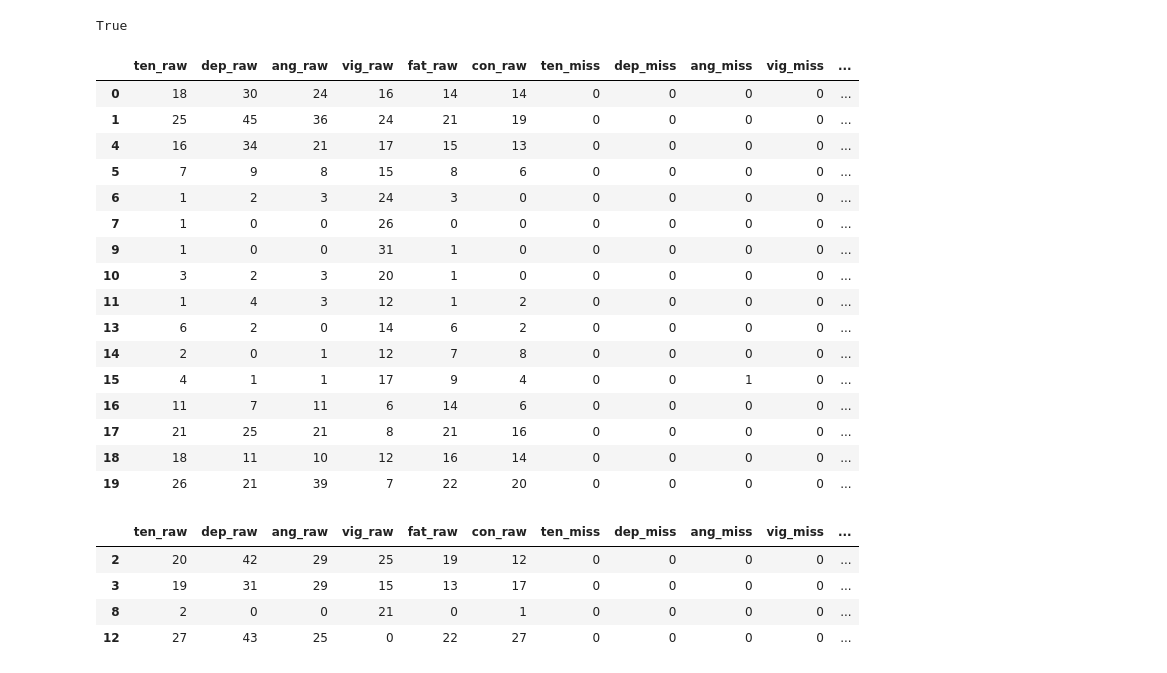
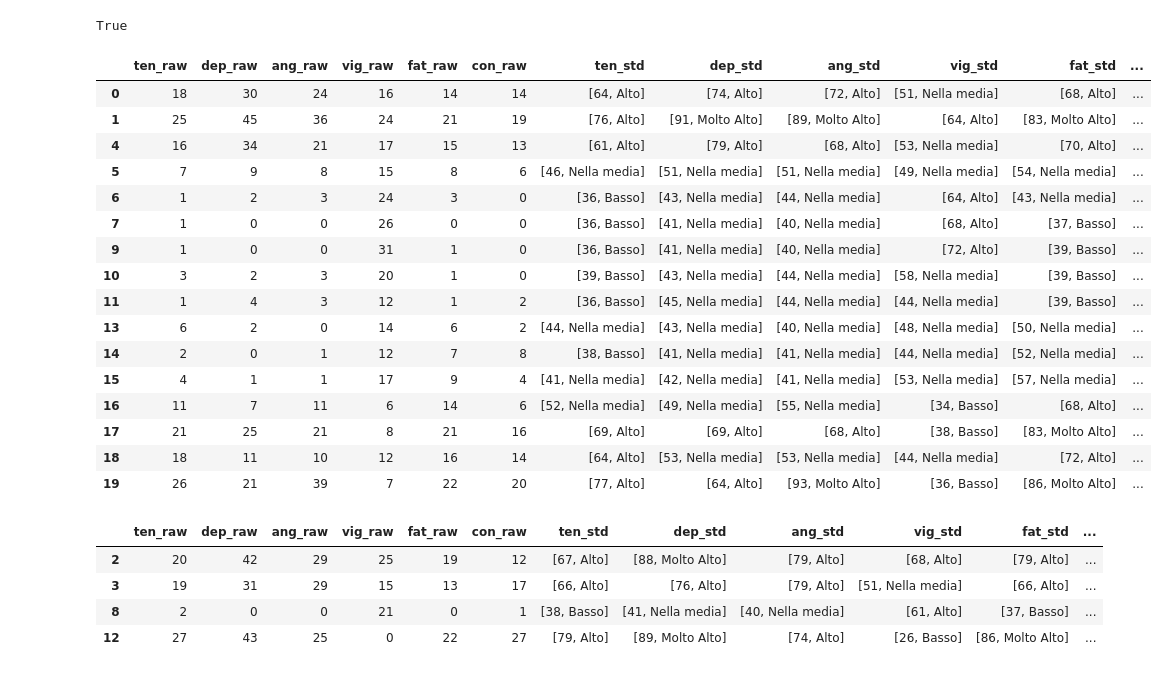
Before and after one commit to alkaest2002/scoring_machine, a Jupyter notebook: scoring_machine.ipynb, the cells around one changed output. Saved outputs shown, nothing was run; the diff lists cells and outputs as text; code cells hidden in the pictures.

```diff
--- a/scoring_machine.ipynb
+++ b/scoring_machine.ipynb
@@ -179,20 +179,18 @@ class Scorer():
         # return results as a pandas DataFrame
         return pd.DataFrame(components[0] + components[1], index=answers.index, columns=self.scale_names).astype(int)
 
-    def compute_standard_scores(self, raw_scores, norms, type):
+    def compute_standard_scores(self, raw_scores, norms, cols):
         # fn
         def get_standard_scores(series, **kwargs):
             # get kwargs
-            norms, type = kwargs["norms"], kwargs["type"]
+            norms, cols = kwargs["norms"], kwargs["cols"]
             # return standard scores
-            norms_to_use = norms[norms["scale"].eq(series.name)]
-            norms_to_use_numpy = norms[norms["scale"].eq(series.name)].to_numpy()
+            norms_to_use = norms[norms["scale"].eq(series.name)][cols]
+            norms_to_use_numpy = norms_to_use.to_numpy()
             values_to_take_numpy = series.to_numpy()
-            taken_values = np.take(norms_to_use_numpy, values_to_take_numpy, mode="clip", axis=0)
-            taken_values_df = pd.DataFrame(taken_values, index=series.index, columns=norms_to_use.columns)
-            return taken_values_df.loc[:, type].values.tolist()
+            return np.take(norms_to_use_numpy, values_to_take_numpy, mode="clip", axis=0).tolist()
         # return results
-        return raw_scores.apply(get_standard_scores, norms=norms, type=type)
+        return raw_scores.apply(get_standard_scores, norms=norms, cols=cols)
 # %%
 # init sanitizer
 sanitizer = Sanitizer(test_specs)
@@ -208,38 +206,35 @@ True
 # %%
 for norms_id, group_data in data.groupby("norms_id"):
     group_norms = norms[norms["norms_id"] == norms_id]
     group_answers = group_data.iloc[:,1:]
     raw_scores = scorer.compute_raw_scores(group_answers)
     missing_by_scale = scorer.count_missing_items_per_scale(group_answers)
     standardized_scores = scorer.compute_standard_scores(raw_scores, group_norms, ["tscore", "interpretation"])
-    interpretation = scorer.compute_standard_scores(raw_scores, group_norms, "interpretation")
     output = pd.concat([
         add_suffix(raw_scores, "raw"),
-        add_suffix(missing_by_scale, "miss"),
         add_suffix(standardized_scores, "std"),
-        add_suffix(interpretation, "std_int")
     ], axis=1)
     display(output)
 # %% [output]
-|  | ten_raw | dep_raw | ang_raw | vig_raw | fat_raw | con_raw | ten_miss | dep_miss | ang_miss | vig_miss | ... |
-| 0 | 18 | 30 | 24 | 16 | 14 | 14 | 0 | 0 | 0 | 0 | ... |
-| 1 | 25 | 45 | 36 | 24 | 21 | 19 | 0 | 0 | 0 | 0 | ... |
-| 4 | 16 | 34 | 21 | 17 | 15 | 13 | 0 | 0 | 0 | 0 | ... |
-| 5 | 7 | 9 | 8 | 15 | 8 | 6 | 0 | 0 | 0 | 0 | ... |
-| 6 | 1 | 2 | 3 | 24 | 3 | 0 | 0 | 0 | 0 | 0 | ... |
-| 7 | 1 | 0 | 0 | 26 | 0 | 0 | 0 | 0 | 0 | 0 | ... |
-| 9 | 1 | 0 | 0 | 31 | 1 | 0 | 0 | 0 | 0 | 0 | ... |
-| 10 | 3 | 2 | 3 | 20 | 1 | 0 | 0 | 0 | 0 | 0 | ... |
-| 11 | 1 | 4 | 3 | 12 | 1 | 2 | 0 | 0 | 0 | 0 | ... |
-| 13 | 6 | 2 | 0 | 14 | 6 | 2 | 0 | 0 | 0 | 0 | ... |
-| 14 | 2 | 0 | 1 | 12 | 7 | 8 | 0 | 0 | 0 | 0 | ... |
-| 15 | 4 | 1 | 1 | 17 | 9 | 4 | 0 | 0 | 1 | 0 | ... |
-| 16 | 11 | 7 | 11 | 6 | 14 | 6 | 0 | 0 | 0 | 0 | ... |
-| 17 | 21 | 25 | 21 | 8 | 21 | 16 | 0 | 0 | 0 | 0 | ... |
-| 18 | 18 | 11 | 10 | 12 | 16 | 14 | 0 | 0 | 0 | 0 | ... |
-| 19 | 26 | 21 | 39 | 7 | 22 | 20 | 0 | 0 | 0 | 0 | ... |
+|  | ten_raw | dep_raw | ang_raw | vig_raw | fat_raw | con_raw | ten_std | dep_std | ang_std | vig_std | fat_std | ... |
+| 0 | 18 | 30 | 24 | 16 | 14 | 14 | [64, Alto] | [74, Alto] | [72, Alto] | [51, Nella media] | [68, Alto] | ... |
+| 1 | 25 | 45 | 36 | 24 | 21 | 19 | [76, Alto] | [91, Molto Alto] | [89, Molto Alto] | [64, Alto] | [83, Molto Alto] | ... |
+| 4 | 16 | 34 | 21 | 17 | 15 | 13 | [61, Alto] | [79, Alto] | [68, Alto] | [53, Nella media] | [70, Alto] | ... |
+| 5 | 7 | 9 | 8 | 15 | 8 | 6 | [46, Nella media] | [51, Nella media] | [51, Nella media] | [49, Nella media] | [54, Nella media] | ... |
+| 6 | 1 | 2 | 3 | 24 | 3 | 0 | [36, Basso] | [43, Nella media] | [44, Nella media] | [64, Alto] | [43, Nella media] | ... |
+| 7 | 1 | 0 | 0 | 26 | 0 | 0 | [36, Basso] | [41, Nella media] | [40, Nella media] | [68, Alto] | [37, Basso] | ... |
+| 9 | 1 | 0 | 0 | 31 | 1 | 0 | [36, Basso] | [41, Nella media] | [40, Nella media] | [72, Alto] | [39, Basso] | ... |
+| 10 | 3 | 2 | 3 | 20 | 1 | 0 | [39, Basso] | [43, Nella media] | [44, Nella media] | [58, Nella media] | [39, Basso] | ... |
+| 11 | 1 | 4 | 3 | 12 | 1 | 2 | [36, Basso] | [45, Nella media] | [44, Nella media] | [44, Nella media] | [39, Basso] | ... |
+| 13 | 6 | 2 | 0 | 14 | 6 | 2 | [44, Nella media] | [43, Nella media] | [40, Nella media] | [48, Nella media] | [50, Nella media] | ... |
+| 14 | 2 | 0 | 1 | 12 | 7 | 8 | [38, Basso] | [41, Nella media] | [41, Nella media] | [44, Nella media] | [52, Nella media] | ... |
+| 15 | 4 | 1 | 1 | 17 | 9 | 4 | [41, Nella media] | [42, Nella media] | [41, Nella media] | [53, Nella media] | [57, Nella media] | ... |
+| 16 | 11 | 7 | 11 | 6 | 14 | 6 | [52, Nella media] | [49, Nella media] | [55, Nella media] | [34, Basso] | [68, Alto] | ... |
+| 17 | 21 | 25 | 21 | 8 | 21 | 16 | [69, Alto] | [69, Alto] | [68, Alto] | [38, Basso] | [83, Molto Alto] | ... |
+| 18 | 18 | 11 | 10 | 12 | 16 | 14 | [64, Alto] | [53, Nella media] | [53, Nella media] | [44, Nella media] | [72, Alto] | ... |
+| 19 | 26 | 21 | 39 | 7 | 22 | 20 | [77, Alto] | [64, Alto] | [93, Molto Alto] | [36, Basso] | [86, Molto Alto] | ... |
-|  | ten_raw | dep_raw | ang_raw | vig_raw | fat_raw | con_raw | ten_miss | dep_miss | ang_miss | vig_miss | ... |
-| 2 | 20 | 42 | 29 | 25 | 19 | 12 | 0 | 0 | 0 | 0 | ... |
-| 3 | 19 | 31 | 29 | 15 | 13 | 17 | 0 | 0 | 0 | 0 | ... |
-| 8 | 2 | 0 | 0 | 21 | 0 | 1 | 0 | 0 | 0 | 0 | ... |
-| 12 | 27 | 43 | 25 | 0 | 22 | 27 | 0 | 0 | 0 | 0 | ... |
+|  | ten_raw | dep_raw | ang_raw | vig_raw | fat_raw | con_raw | ten_std | dep_std | ang_std | vig_std | fat_std | ... |
+| 2 | 20 | 42 | 29 | 25 | 19 | 12 | [67, Alto] | [88, Molto Alto] | [79, Alto] | [68, Alto] | [79, Alto] | ... |
+| 3 | 19 | 31 | 29 | 15 | 13 | 17 | [66, Alto] | [76, Alto] | [79, Alto] | [51, Nella media] | [66, Alto] | ... |
+| 8 | 2 | 0 | 0 | 21 | 0 | 1 | [38, Basso] | [41, Nella media] | [40, Nella media] | [61, Alto] | [37, Basso] | ... |
+| 12 | 27 | 43 | 25 | 0 | 22 | 27 | [79, Alto] | [89, Molto Alto] | [74, Alto] | [26, Basso] | [86, Molto Alto] | ... |
```
